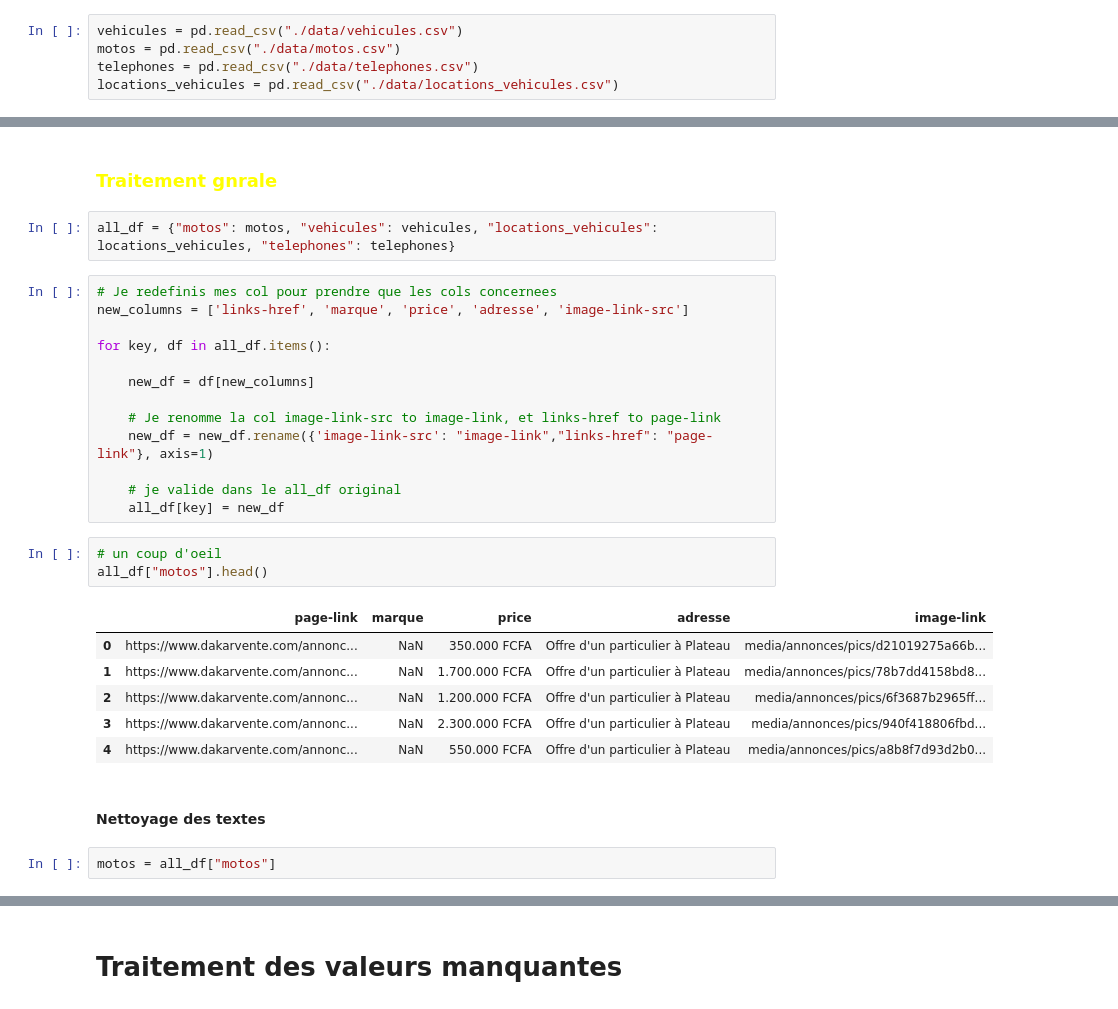
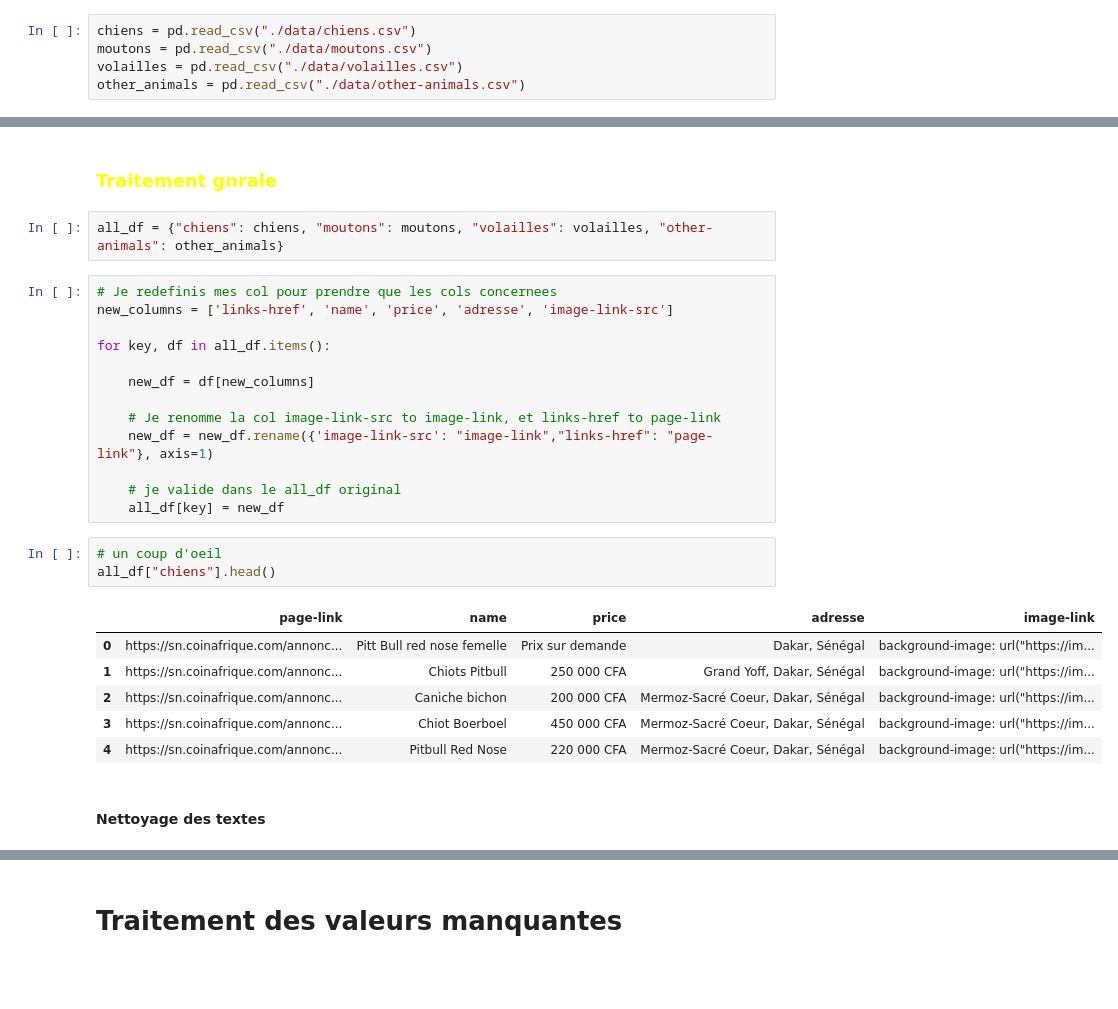
Before and after one commit to codeangel223/projet-data-collection, a Jupyter notebook: data-processing.ipynb, the cells around one changed output, grey strips where cells are left out. Drawn from its saved outputs; the diff is of its cells as text; blank space fills up the shorter version.

```diff
--- a/data-processing.ipynb
+++ b/data-processing.ipynb
@@ -6,10 +6,10 @@ import numpy as np # type: ignore
 # %% [markdown]
 ## Je lis mes datasets
 # %%
-vehicules = pd.read_csv("./data/vehicules.csv")
-motos = pd.read_csv("./data/motos.csv")
-telephones = pd.read_csv("./data/telephones.csv")
-locations_vehicules = pd.read_csv("./data/locations_vehicules.csv")
+chiens = pd.read_csv("./data/chiens.csv")
+moutons = pd.read_csv("./data/moutons.csv")
+volailles = pd.read_csv("./data/volailles.csv")
+other_animals = pd.read_csv("./data/other-animals.csv")
 # %% [markdown]
 # Tratement du datasets Motos
 # %% [markdown]
@@ -67,10 +67,10 @@ motos.describe().transpose()
 # %% [markdown]
 ### <font color="yellow"> Traitement gnrale
-# %%
-all_df = {"motos": motos, "vehicules": vehicules, "locations_vehicules": locations_vehicules, "telephones": telephones}
+# %%
+all_df = {"chiens": chiens, "moutons": moutons, "volailles": volailles, "other-animals": other_animals}
 # %%
 # Je redefinis mes col pour prendre que les cols concernees
-new_columns = ['links-href', 'marque', 'price', 'adresse', 'image-link-src']
+new_columns = ['links-href', 'name', 'price', 'adresse', 'image-link-src']
 
 for key, df in all_df.items():
 
@@ -83,15 +83,13 @@ for key, df in all_df.items():
     all_df[key] = new_df
 # %%
 # un coup d'oeil
-all_df["motos"].head()
+all_df["chiens"].head()
 # %% [output]
-|  | page-link | marque | price | adresse | image-link |
-| 0 | https://www.dakarvente.com/annonc... | NaN | 350.000 FCFA | Offre d'un particulier à Plateau | media/annonces/pics/d21019275a66b... |
-| 1 | https://www.dakarvente.com/annonc... | NaN | 1.700.000 FCFA | Offre d'un particulier à Plateau | media/annonces/pics/78b7dd4158bd8... |
-| 2 | https://www.dakarvente.com/annonc... | NaN | 1.200.000 FCFA | Offre d'un particulier à Plateau | media/annonces/pics/6f3687b2965ff... |
-| 3 | https://www.dakarvente.com/annonc... | NaN | 2.300.000 FCFA | Offre d'un particulier à Plateau | media/annonces/pics/940f418806fbd... |
-| 4 | https://www.dakarvente.com/annonc... | NaN | 550.000 FCFA | Offre d'un particulier à Plateau | media/annonces/pics/a8b8f7d93d2b0... |
+|  | page-link | name | price | adresse | image-link |
+| 0 | https://sn.coinafrique.com/annonc... | Pitt Bull red nose femelle | Prix sur demande | Dakar, Sénégal | background-image: url("https://im... |
+| 1 | https://sn.coinafrique.com/annonc... | Chiots Pitbull | 250 000 CFA | Grand Yoff, Dakar, Sénégal | background-image: url("https://im... |
+| 2 | https://sn.coinafrique.com/annonc... | Caniche bichon | 200 000 CFA | Mermoz-Sacré Coeur, Dakar, Sénégal | background-image: url("https://im... |
+| 3 | https://sn.coinafrique.com/annonc... | Chiot Boerboel | 450 000 CFA | Mermoz-Sacré Coeur, Dakar, Sénégal | background-image: url("https://im... |
+| 4 | https://sn.coinafrique.com/annonc... | Pitbull Red Nose | 220 000 CFA | Mermoz-Sacré Coeur, Dakar, Sénégal | background-image: url("https://im... |
 # %% [markdown]
 #### Nettoyage des textes
-# %%
-motos = all_df["motos"]
```
Also changed, not shown: parts of 19 cells of this notebook, 4 other files.
